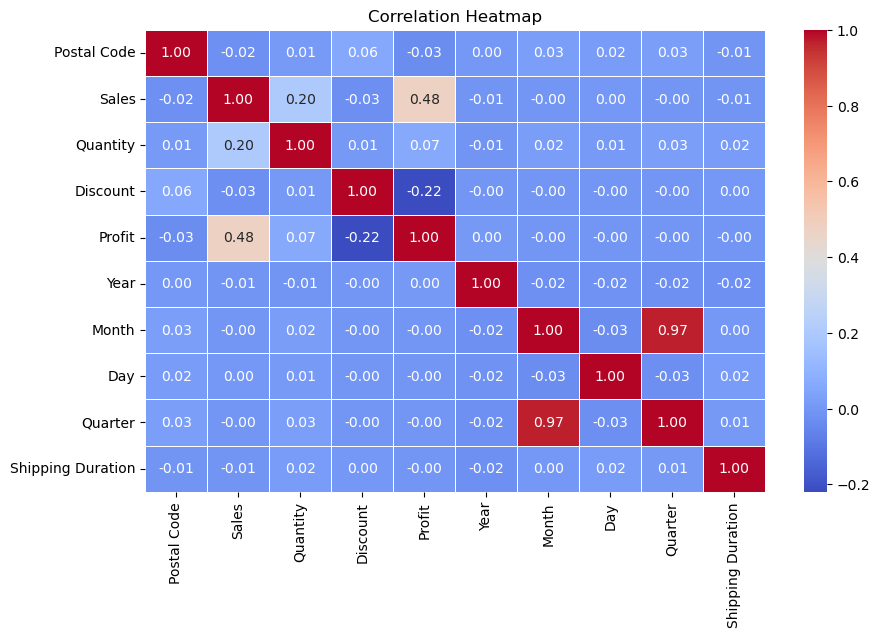
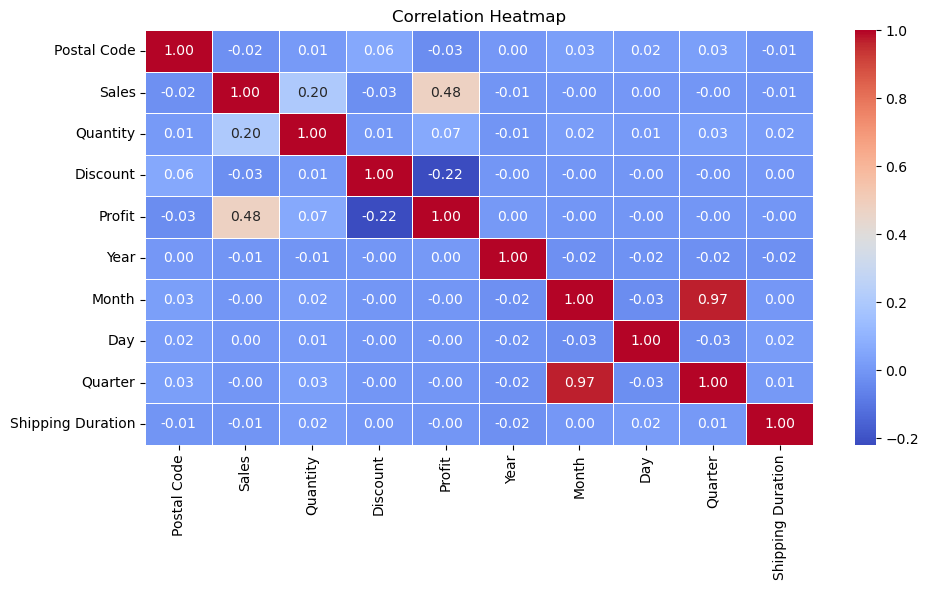
The notebook cell's code change between the first figure and the second:
--- before
+++ after
@@ -1,6 +1,7 @@
-#correlation heatmap
-numeric_df = df.select_dtypes(include=np.number) # correlation works only on numbers not text columns
-plt.figure(figsize = (10,6))
-sns.heatmap(numeric_df.corr(), annot=True, cmap='coolwarm', fmt='.2f', linewidths=0.5)
+# correlation heatmap
+numeric_df = df.select_dtypes(include=np.number)
+fig_heat, ax = plt.subplots(figsize=(10, 6))
+sns.heatmap(numeric_df.corr(), annot=True, cmap='coolwarm',fmt='.2f', linewidths=0.5, ax=ax)
 plt.title('Correlation Heatmap')
+plt.tight_layout()
 plt.show()

Commit: Added dashboard screenshots and deployment link